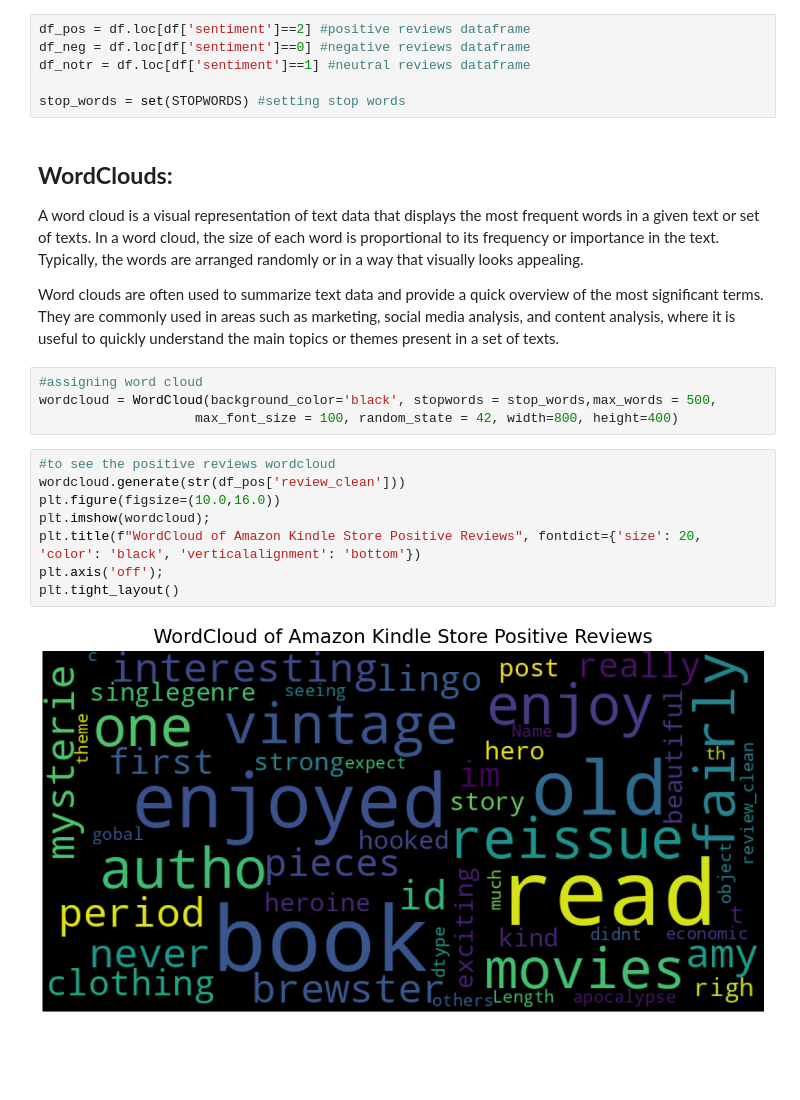
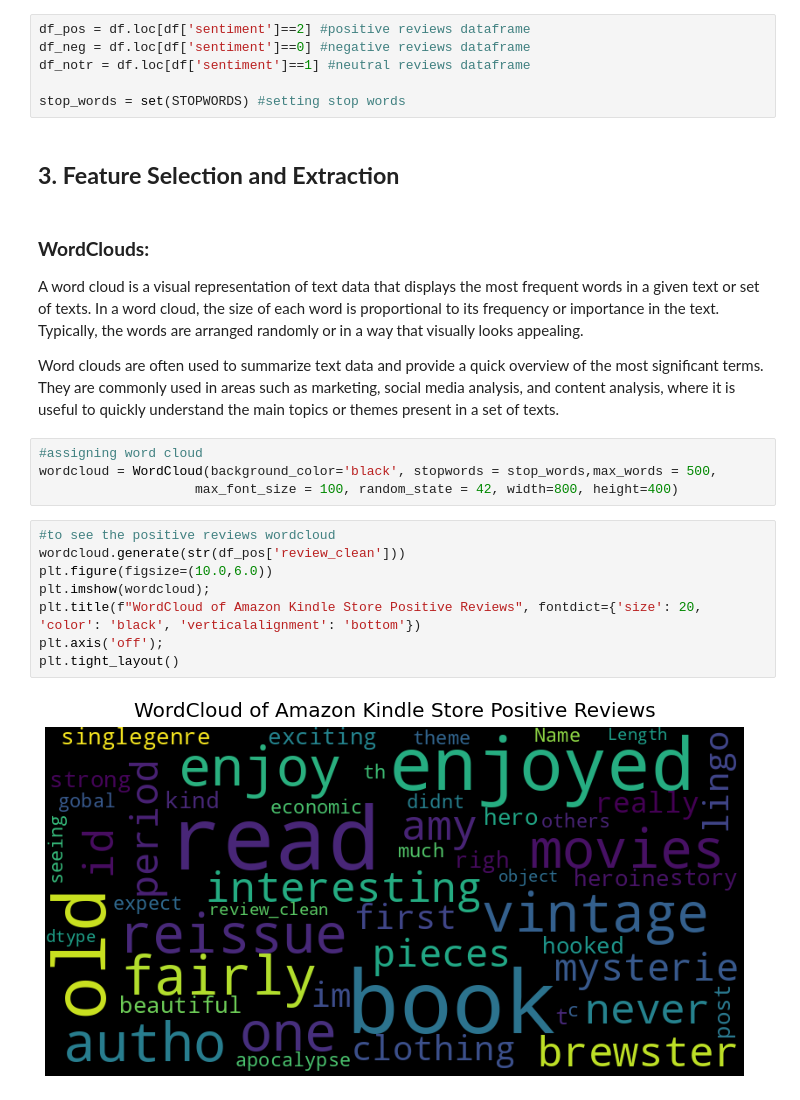
Before and after one commit to AnushkaGupta18/Sentimindle, a Jupyter notebook: Sentimindle.ipynb, the cells around one changed output. Cells and saved outputs as stored; diff of their text form; blank space fills up the shorter version.

```diff
--- a/Sentimindle.ipynb
+++ b/Sentimindle.ipynb
@@ -183,8 +183,10 @@ df_neg = df.loc[df['sentiment']==0] #negative reviews dataframe
 df_notr = df.loc[df['sentiment']==1] #neutral reviews dataframe
 
 stop_words = set(STOPWORDS) #setting stop words
+# %% [markdown]
+## **3. Feature Selection and Extraction**
 # %% [markdown]
-## **WordClouds:**
+### **WordClouds:**
 A word cloud is a visual representation of text data that displays the most frequent words in a given text or set of texts. In a word cloud, the size of each word is proportional to its frequency or importance in the text. Typically, the words are arranged randomly or in a way that visually looks appealing.
 
 Word clouds are often used to summarize text data and provide a quick overview of the most significant terms. They are commonly used in areas such as marketing, social media analysis, and content analysis, where it is useful to quickly understand the main topics or themes present in a set of texts.
@@ -195,13 +197,13 @@ wordcloud = WordCloud(background_color='black', stopwords = stop_words,max_words
 # %%
 #to see the positive reviews wordcloud
 wordcloud.generate(str(df_pos['review_clean']))
-plt.figure(figsize=(10.0,16.0))
+plt.figure(figsize=(10.0,6.0))
 plt.imshow(wordcloud);
 plt.title(f"WordCloud of Amazon Kindle Store Positive Reviews", fontdict={'size': 20, 'color': 'black', 'verticalalignment': 'bottom'})
 plt.axis('off');
 plt.tight_layout()
 # %% [output]
-[figure, old version]
+[figure, new version]
 # %%
 #to see negative wordcloud
 wordcloud.generate(str(df_neg['review_clean']))
```
Also changed, not shown: parts of 42 cells of this notebook.
